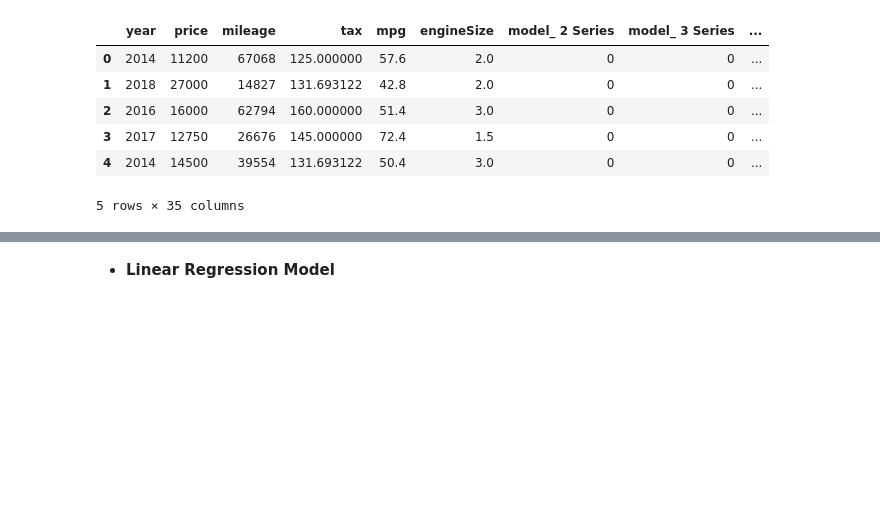
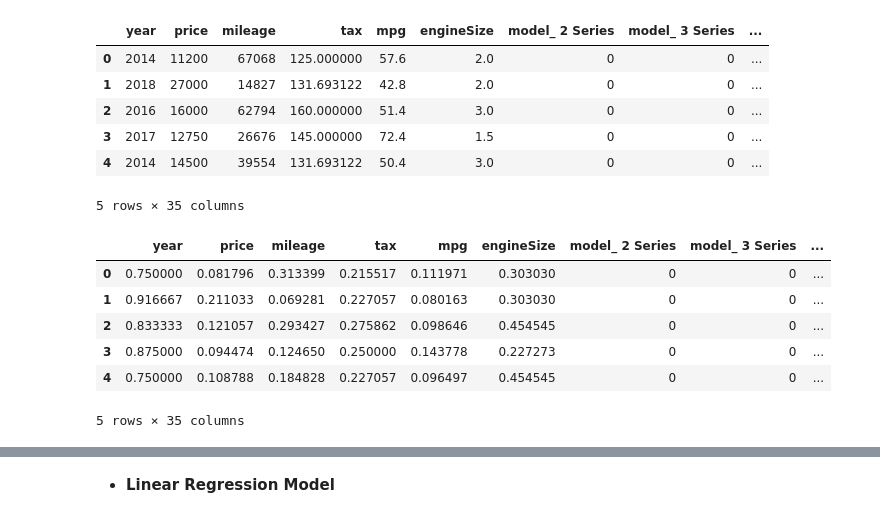
Before and after one commit to SanthoshKumar-T/EDA-ML-Cars-dataset, a Jupyter notebook: car_price_predication.ipynb, the cells around one changed output, grey strips where cells are left out. Cells and saved outputs as stored; diff of their text form; code cells hidden in the pictures; blank space fills up the shorter version.

```diff
--- a/car_price_predication.ipynb
+++ b/car_price_predication.ipynb
@@ -213,3 +216,15 @@ ml_dataset.head()
 | 3 | 2017 | 12750 | 26676 | 145.000000 | 72.4 | 1.5 | 0 | 0 | ... |
 | 4 | 2014 | 14500 | 39554 | 131.693122 | 50.4 | 3.0 | 0 | 0 | ... |
 5 rows × 35 columns
+# %%
+scaler = MinMaxScaler(feature_range=(0, 1))
+ml_dataset[["year","price","mileage","tax","mpg","engineSize"]] = scaler.fit_transform(ml_dataset[["year","price","mileage","tax","mpg","engineSize"]])
+ml_dataset.head()
+# %% [output]
+|  | year | price | mileage | tax | mpg | engineSize | model_ 2 Series | model_ 3 Series | ... |
+| 0 | 0.750000 | 0.081796 | 0.313399 | 0.215517 | 0.111971 | 0.303030 | 0 | 0 | ... |
+| 1 | 0.916667 | 0.211033 | 0.069281 | 0.227057 | 0.080163 | 0.303030 | 0 | 0 | ... |
+| 2 | 0.833333 | 0.121057 | 0.293427 | 0.275862 | 0.098646 | 0.454545 | 0 | 0 | ... |
+| 3 | 0.875000 | 0.094474 | 0.124650 | 0.250000 | 0.143778 | 0.227273 | 0 | 0 | ... |
+| 4 | 0.750000 | 0.108788 | 0.184828 | 0.227057 | 0.096497 | 0.454545 | 0 | 0 | ... |
+5 rows × 35 columns
```
Also changed, not shown: parts of 16 cells of this notebook.
